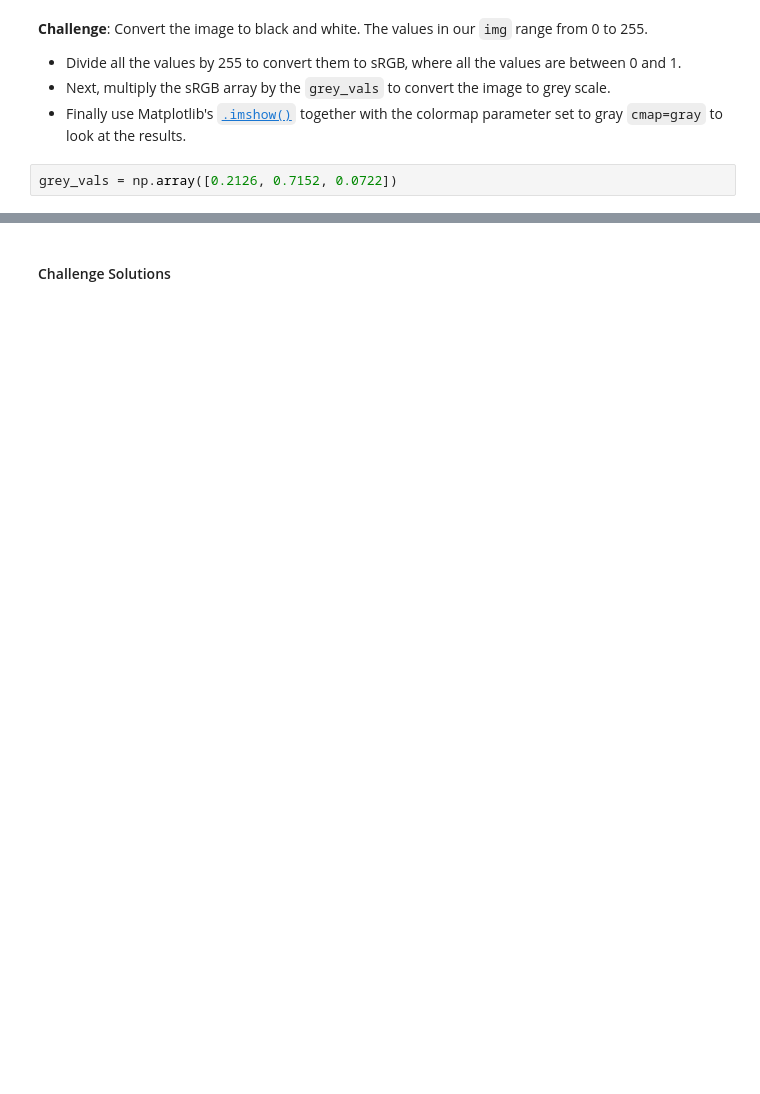
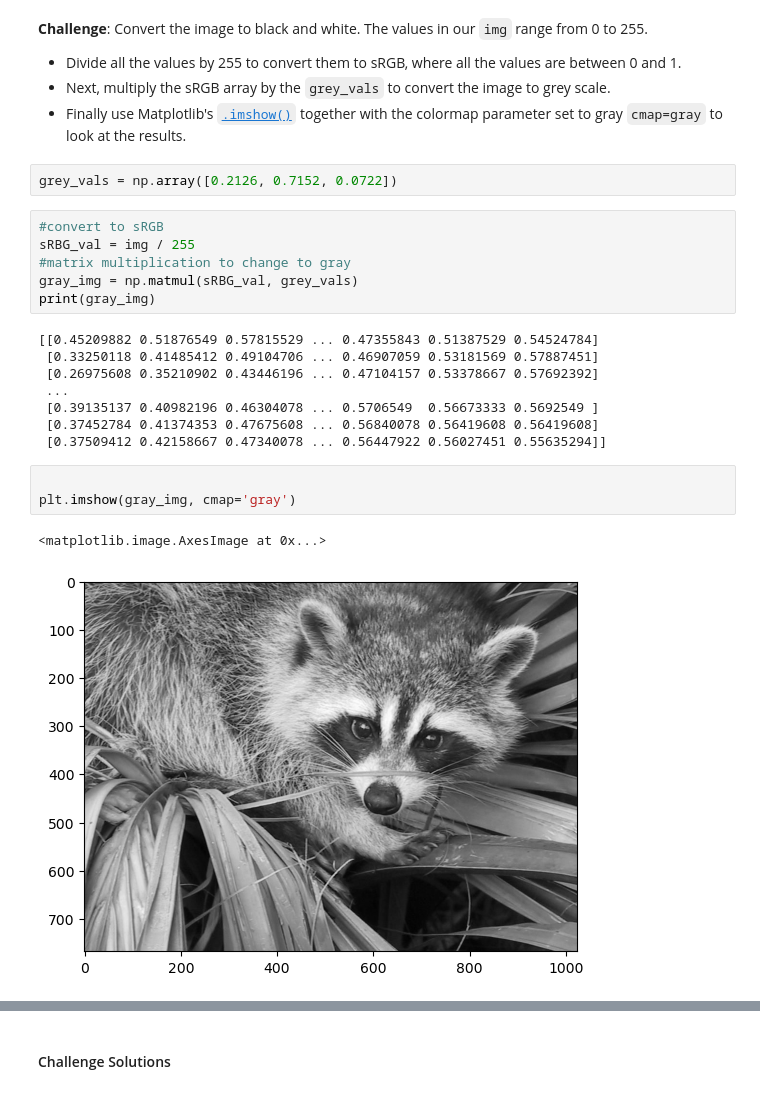
Before and after one commit to thedarkarchitect/basic_python_DS, a Jupyter notebook: Computation with NumPy/Computation_with_NumPy_and_N_Dimensional_Arrays.ipynb, the cells around one changed output, grey strips where cells are left out. Drawn from its saved outputs; the diff is of its cells as text; blank space fills up the shorter version.

```diff
--- a/Computation with NumPy/Computation_with_NumPy_and_N_Dimensional_Arrays.ipynb
+++ b/Computation with NumPy/Computation_with_NumPy_and_N_Dimensional_Arrays.ipynb
@@ -213,5 +304,25 @@ Dimensions of result: (4x2)*(2x3)=(4x3)
 * Finally use Matplotlib's [`.imshow()`](https://matplotlib.org/3.1.1/api/_as_gen/matplotlib.pyplot.imshow.html) together with the colormap parameter set to gray `cmap=gray` to look at the results.
 # %%
 grey_vals = np.array([0.2126, 0.7152, 0.0722])
+# %%
+#convert to sRGB
+sRBG_val = img / 255
+#matrix multiplication to change to gray
+gray_img = np.matmul(sRBG_val, grey_vals)
+print(gray_img)
+# %% [output]
+[[0.45209882 0.51876549 0.57815529 ... 0.47355843 0.51387529 0.54524784]
+ [0.33250118 0.41485412 0.49104706 ... 0.46907059 0.53181569 0.57887451]
+ [0.26975608 0.35210902 0.43446196 ... 0.47104157 0.53378667 0.57692392]
+ ...
+ [0.39135137 0.40982196 0.46304078 ... 0.5706549  0.56673333 0.5692549 ]
+ [0.37452784 0.41374353 0.47675608 ... 0.56840078 0.56419608 0.56419608]
+ [0.37509412 0.42158667 0.47340078 ... 0.56447922 0.56027451 0.55635294]]
+# %%
+
+plt.imshow(gray_img, cmap='gray')
+# %% [output]
+<matplotlib.image.AxesImage at 0x...>
+[figure, added]
 # %% [markdown]
 **Challenge**: Can you manipulate the images by doing some operations on the underlying ndarrays? See if you can change the values in the ndarray so that:
```
Also changed, not shown: parts of 35 cells of this notebook.
